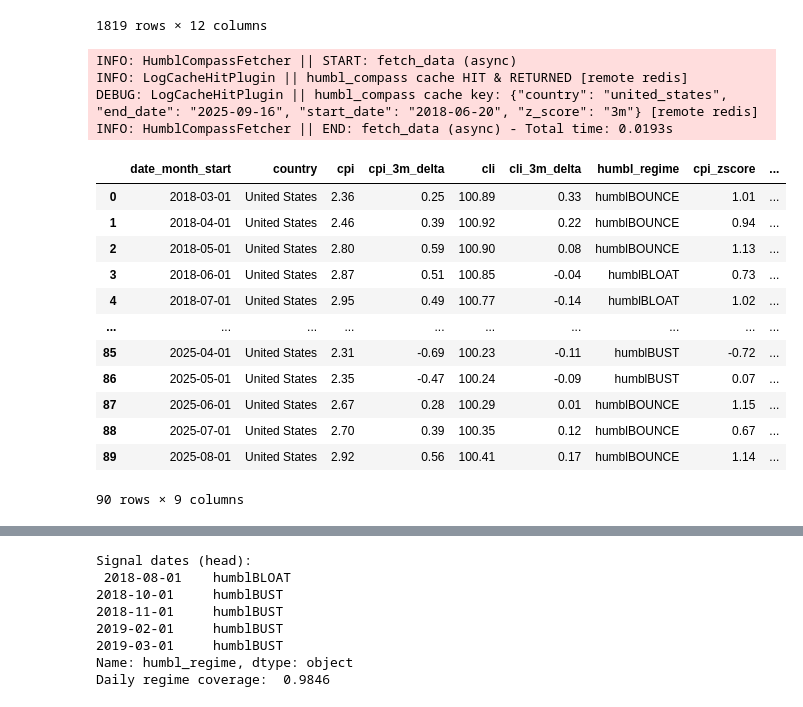
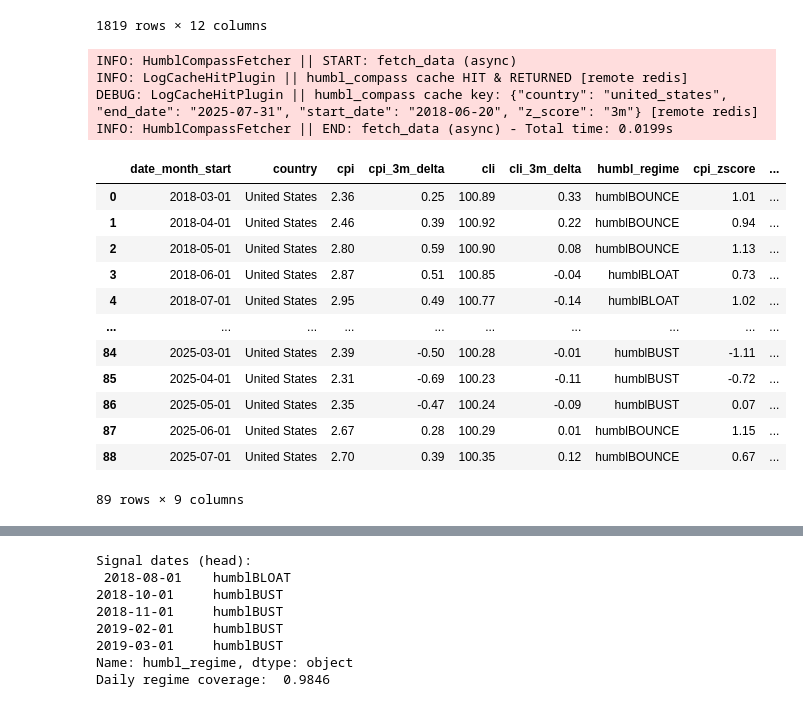
Before and after one commit to humblFINANCE/humblDATA, a Jupyter notebook: notebooks/investos/first.ipynb, the cells around one changed output, grey strips where cells are left out. Cells and saved outputs as stored; diff of their text form; code cells hidden in the pictures.

```diff
--- a/notebooks/investos/first.ipynb
+++ b/notebooks/investos/first.ipynb
@@ -66,30 +66,30 @@ INFO: OpenBBAPIClient || END: fetch_data (async) - Total time: 7.1748s
 # %%
 from humbldata.toolbox.toolbox_controller import Toolbox
 
 toolbox = Toolbox(
     symbols=["XLE", "XLF", "XLU", "XLI", "XLK", "XLV", "XLY", "XLP", "XLRE", "XLB", "XLC"],
     start_date="2018-06-20",
-    end_date="2025-09-16",
+    end_date="2025-07-31",
     membership="admin",
 )
 humbl_compass = await toolbox.fundamental.humbl_compass(country="united_states", z_score="3m")
 metric_to_rank = humbl_compass.to_pandas()
 metric_to_rank
 # %% [output]
 INFO: HumblCompassFetcher || START: fetch_data (async)
 INFO: LogCacheHitPlugin || humbl_compass cache HIT & RETURNED [remote redis]
-DEBUG: LogCacheHitPlugin || humbl_compass cache key: {"country": "united_states", "end_date": "2025-09-16", "start_date": "2018-06-20", "z_score": "3m"} [remote redis]
-INFO: HumblCompassFetcher || END: fetch_data (async) - Total time: 0.0193s
+DEBUG: LogCacheHitPlugin || humbl_compass cache key: {"country": "united_states", "end_date": "2025-07-31", "start_date": "2018-06-20", "z_score": "3m"} [remote redis]
+INFO: HumblCompassFetcher || END: fetch_data (async) - Total time: 0.0199s
 |  | date_month_start | country | cpi | cpi_3m_delta | cli | cli_3m_delta | humbl_regime | cpi_zscore | ... |
 | 0 | 2018-03-01 | United States | 2.36 | 0.25 | 100.89 | 0.33 | humblBOUNCE | 1.01 | ... |
 | 1 | 2018-04-01 | United States | 2.46 | 0.39 | 100.92 | 0.22 | humblBOUNCE | 0.94 | ... |
 | 2 | 2018-05-01 | United States | 2.80 | 0.59 | 100.90 | 0.08 | humblBOUNCE | 1.13 | ... |
 | 3 | 2018-06-01 | United States | 2.87 | 0.51 | 100.85 | -0.04 | humblBLOAT | 0.73 | ... |
 | 4 | 2018-07-01 | United States | 2.95 | 0.49 | 100.77 | -0.14 | humblBLOAT | 1.02 | ... |
 | ... | ... | ... | ... | ... | ... | ... | ... | ... | ... |
+| 84 | 2025-03-01 | United States | 2.39 | -0.50 | 100.28 | -0.01 | humblBUST | -1.11 | ... |
 | 85 | 2025-04-01 | United States | 2.31 | -0.69 | 100.23 | -0.11 | humblBUST | -0.72 | ... |
 | 86 | 2025-05-01 | United States | 2.35 | -0.47 | 100.24 | -0.09 | humblBUST | 0.07 | ... |
 | 87 | 2025-06-01 | United States | 2.67 | 0.28 | 100.29 | 0.01 | humblBOUNCE | 1.15 | ... |
 | 88 | 2025-07-01 | United States | 2.70 | 0.39 | 100.35 | 0.12 | humblBOUNCE | 0.67 | ... |
-| 89 | 2025-08-01 | United States | 2.92 | 0.56 | 100.41 | 0.17 | humblBOUNCE | 1.14 | ... |
-90 rows × 9 columns
+89 rows × 9 columns
```
Also changed, not shown: parts of 5 cells of this notebook, 4 other files.
